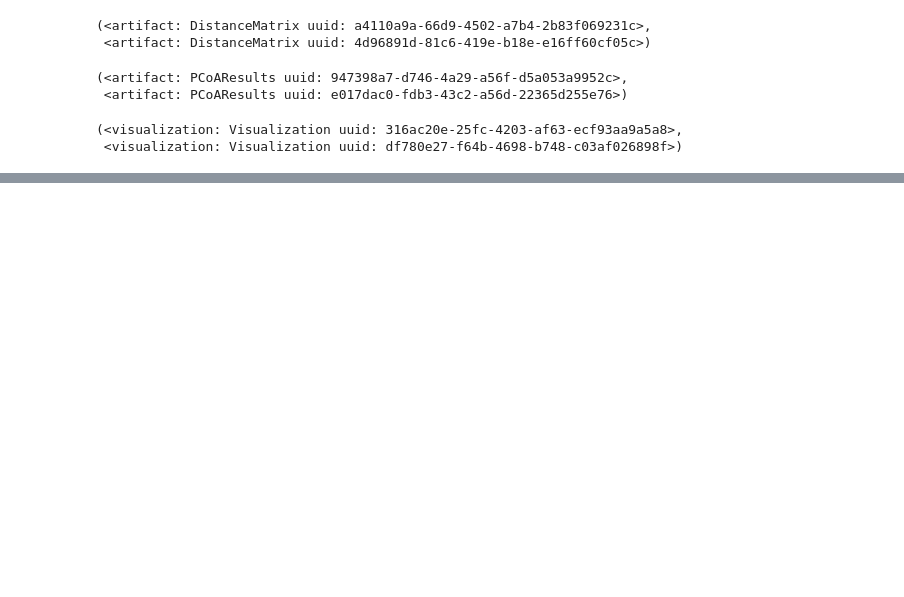
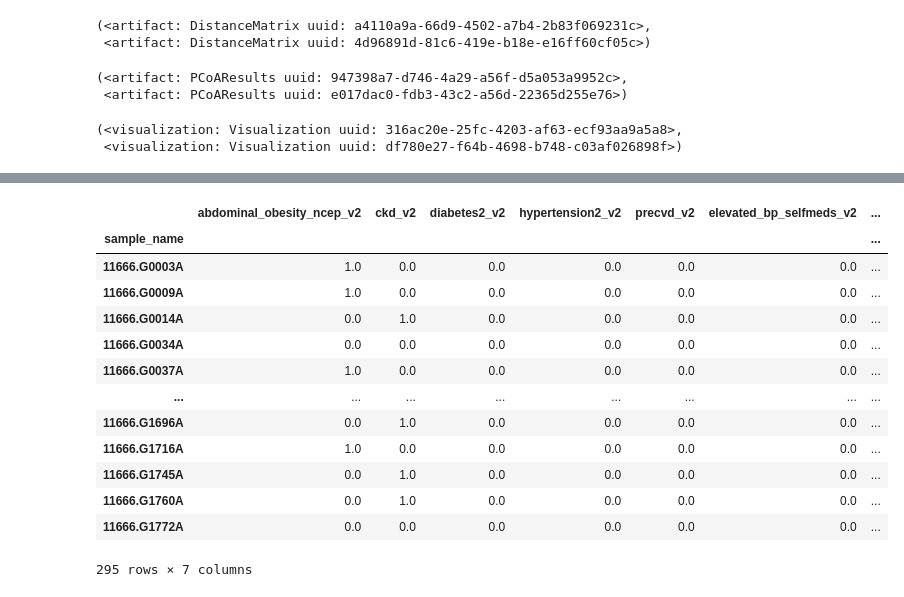
Before and after one commit to Amandoj/DSC180-Q2-Project, a Jupyter notebook: feature_table_analysis.ipynb, the cells around one changed output, grey strips where cells are left out. Cells and saved outputs as stored; diff of their text form; code cells hidden in the pictures; blank space fills up the shorter version.

```diff
--- a/feature_table_analysis.ipynb
+++ b/feature_table_analysis.ipynb
@@ -62,4 +46,4 @@ AACATAGGGGGCAAGCGTTGTCCGGAATCACTGGGCGTAAAGAGCGCGTAGGTGGTCTGTTAAGTCAGATGTGAAATGTA
 ## Load Metadata
 # %%
 qiime_metadata = Metadata.load("data/temp/final_metadata.tsv") #Cleaned metadata
-qiime_metadata.to_dataframe()
+metadata_df = qiime_metadata.to_dataframe()
@@ -249,0 +387,21 @@ for n in (2, 5, 10, 15, 20, 50):
+# %%
+#Filtering metadata to only get samples with 1 disease type, to remove disease ambiguity
+filtered_metadata_df = metadata_df.drop('hispanic_origin', axis=1)
+
+filtered_metadata_df = filtered_metadata_df[(filtered_metadata_df.sum(axis=1) == 1)] #We have around 300 samples left
+filtered_metadata_df
+# %% [output]
+|  | abdominal_obesity_ncep_v2 | ckd_v2 | diabetes2_v2 | hypertension2_v2 | precvd_v2 | elevated_bp_selfmeds_v2 | ... |
+| sample_name |  |  |  |  |  |  | ... |
+| 11666.G0003A | 1.0 | 0.0 | 0.0 | 0.0 | 0.0 | 0.0 | ... |
+| 11666.G0009A | 1.0 | 0.0 | 0.0 | 0.0 | 0.0 | 0.0 | ... |
+| 11666.G0014A | 0.0 | 1.0 | 0.0 | 0.0 | 0.0 | 0.0 | ... |
+| 11666.G0034A | 0.0 | 0.0 | 0.0 | 0.0 | 0.0 | 0.0 | ... |
+| 11666.G0037A | 1.0 | 0.0 | 0.0 | 0.0 | 0.0 | 0.0 | ... |
+| ... | ... | ... | ... | ... | ... | ... | ... |
+| 11666.G1696A | 0.0 | 1.0 | 0.0 | 0.0 | 0.0 | 0.0 | ... |
+| 11666.G1716A | 1.0 | 0.0 | 0.0 | 0.0 | 0.0 | 0.0 | ... |
+| 11666.G1745A | 0.0 | 1.0 | 0.0 | 0.0 | 0.0 | 0.0 | ... |
+| 11666.G1760A | 0.0 | 1.0 | 0.0 | 0.0 | 0.0 | 0.0 | ... |
+| 11666.G1772A | 0.0 | 0.0 | 0.0 | 0.0 | 0.0 | 0.0 | ... |
+295 rows × 7 columns
```
Also changed, not shown: parts of 38 cells of this notebook.
